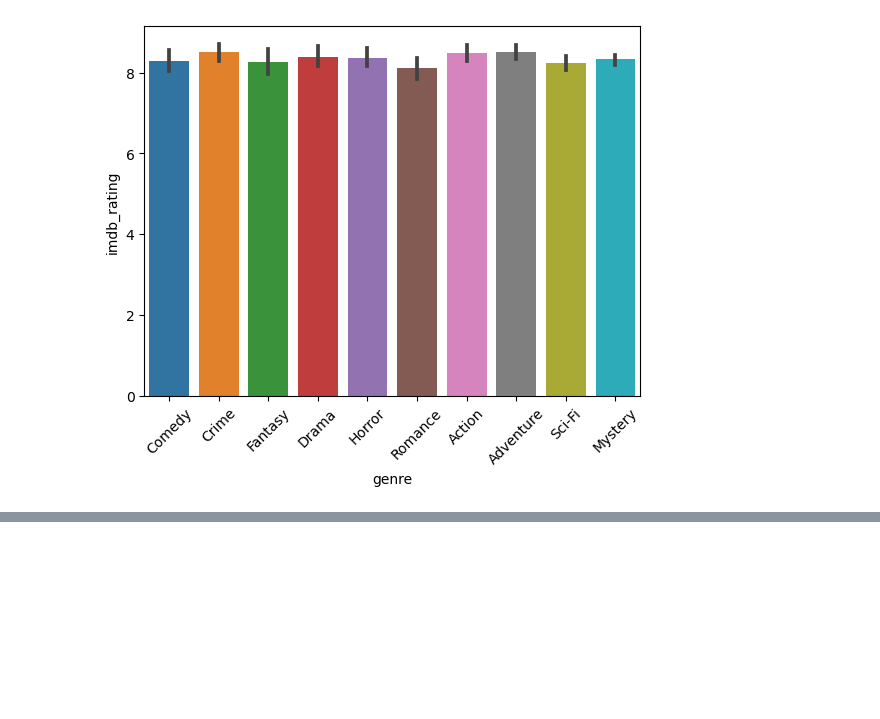
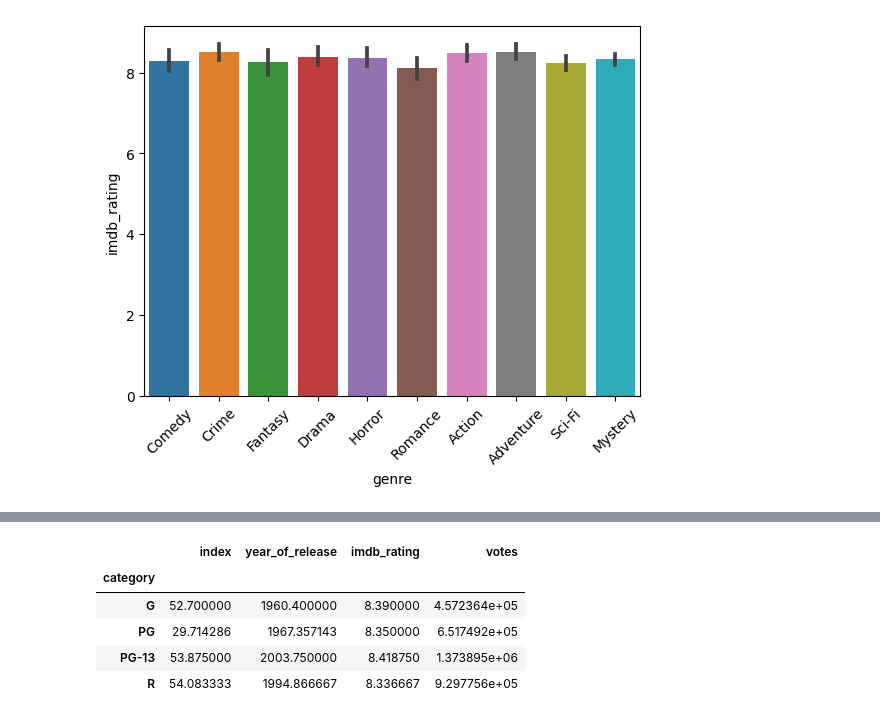
Before and after one commit to dalikey/portfolio-data-science, a Jupyter notebook: Portfolio assignment 12.ipynb, the cells around one changed output, grey strips where cells are left out. Cells and saved outputs as stored; diff of their text form; code cells hidden in the pictures; blank space fills up the shorter version.

```diff
--- a/Portfolio assignment 12.ipynb
+++ b/Portfolio assignment 12.ipynb
@@ -66,3 +66,12 @@ g.set_xticklabels(g.get_xticklabels(), rotation=45) # Makes text diagonal
 # %%
 # Yes, Crime, Fantasy, Drama, Horror, Action, Adventure and Sci-Fi have a statistically
 # significant difference with Romance because the interval does not overlap.
+# %%
+df.groupby('category').mean()
+# %% [output]
+|  | index | year_of_release | imdb_rating | votes |
+| category |  |  |  |  |
+| G | 52.700000 | 1960.400000 | 8.390000 | 4.572364e+05 |
+| PG | 29.714286 | 1967.357143 | 8.350000 | 6.517492e+05 |
+| PG-13 | 53.875000 | 2003.750000 | 8.418750 | 1.373895e+06 |
+| R | 54.083333 | 1994.866667 | 8.336667 | 9.297756e+05 |
```
Also changed, not shown: parts of 6 cells of this notebook, 1 other file.
